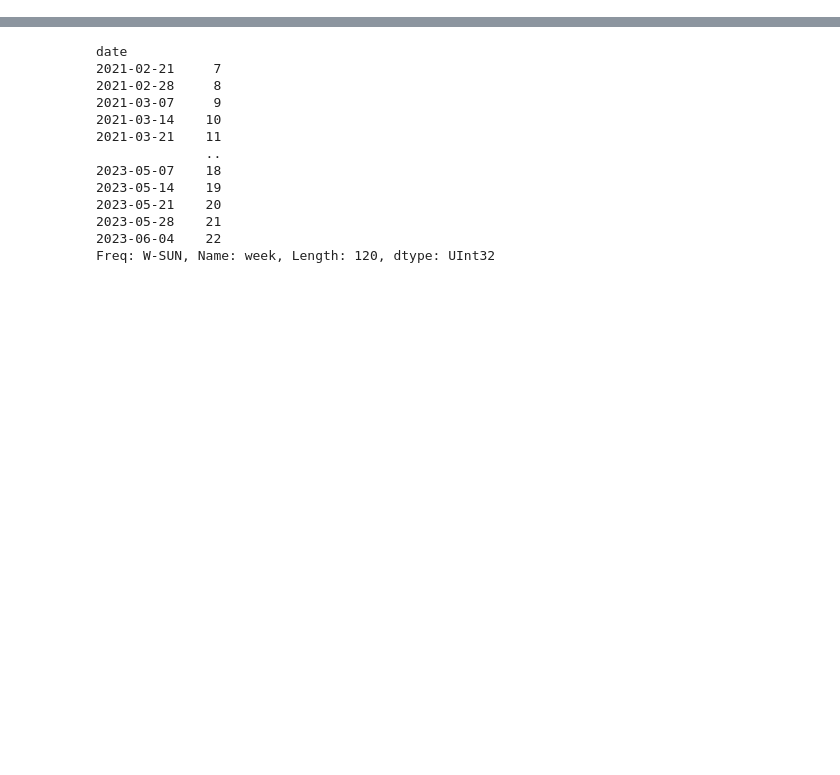
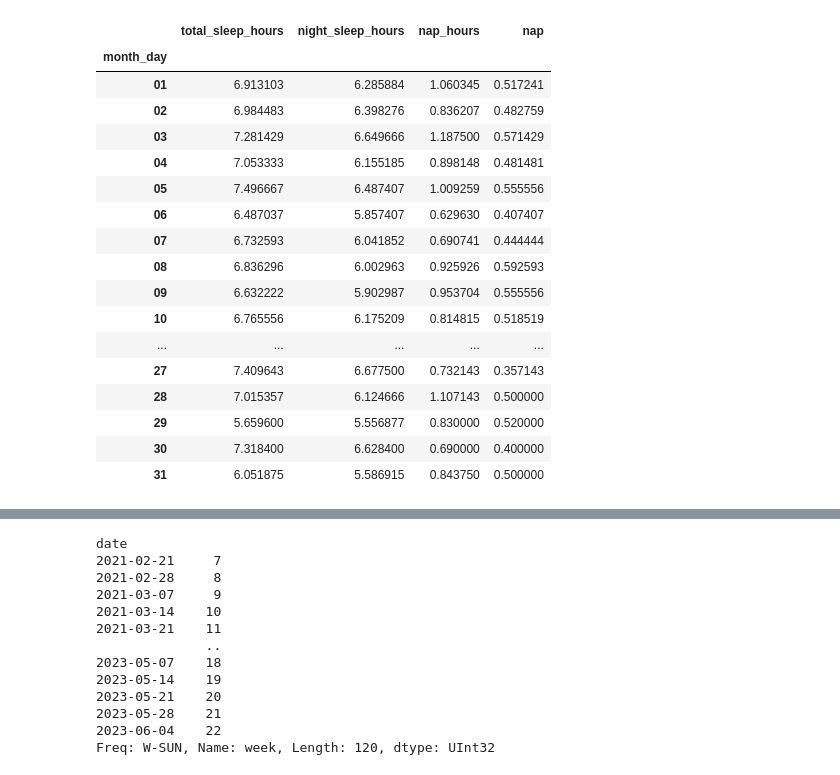
Before and after one commit to zqTheDesigner/productivity-analytics, a Jupyter notebook: notebooks/sleep_time_analytics.ipynb, the cells around one changed output, grey strips where cells are left out. Saved outputs shown, nothing was run; the diff lists cells and outputs as text; code cells hidden in the pictures; blank space fills up the shorter version.

```diff
--- a/notebooks/sleep_time_analytics.ipynb
+++ b/notebooks/sleep_time_analytics.ipynb
@@ -25,0 +34,21 @@ visualize_weekly_avg_sleep(sleep['night_sleep_hours'])
+# %%
+sleep_by_month_day
+# %% [output]
+|  | total_sleep_hours | night_sleep_hours | nap_hours | nap |
+| month_day |  |  |  |  |
+| 01 | 6.913103 | 6.285884 | 1.060345 | 0.517241 |
+| 02 | 6.984483 | 6.398276 | 0.836207 | 0.482759 |
+| 03 | 7.281429 | 6.649666 | 1.187500 | 0.571429 |
+| 04 | 7.053333 | 6.155185 | 0.898148 | 0.481481 |
+| 05 | 7.496667 | 6.487407 | 1.009259 | 0.555556 |
+| 06 | 6.487037 | 5.857407 | 0.629630 | 0.407407 |
+| 07 | 6.732593 | 6.041852 | 0.690741 | 0.444444 |
+| 08 | 6.836296 | 6.002963 | 0.925926 | 0.592593 |
+| 09 | 6.632222 | 5.902987 | 0.953704 | 0.555556 |
+| 10 | 6.765556 | 6.175209 | 0.814815 | 0.518519 |
+| ... | ... | ... | ... | ... |
+| 27 | 7.409643 | 6.677500 | 0.732143 | 0.357143 |
+| 28 | 7.015357 | 6.124666 | 1.107143 | 0.500000 |
+| 29 | 5.659600 | 5.556877 | 0.830000 | 0.520000 |
+| 30 | 7.318400 | 6.628400 | 0.690000 | 0.400000 |
+| 31 | 6.051875 | 5.586915 | 0.843750 | 0.500000 |
```
Also changed, not shown: parts of 10 cells of this notebook, 2 other files.
